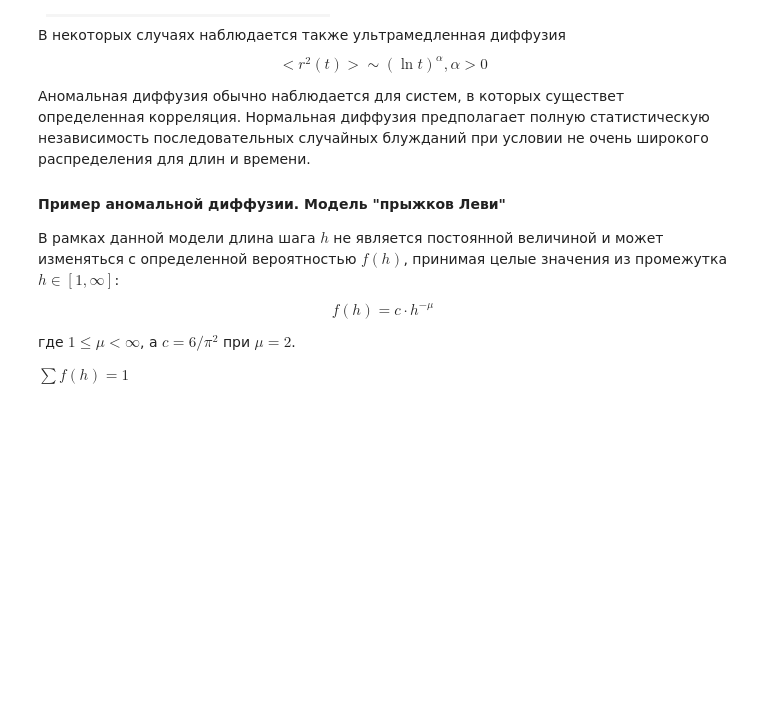
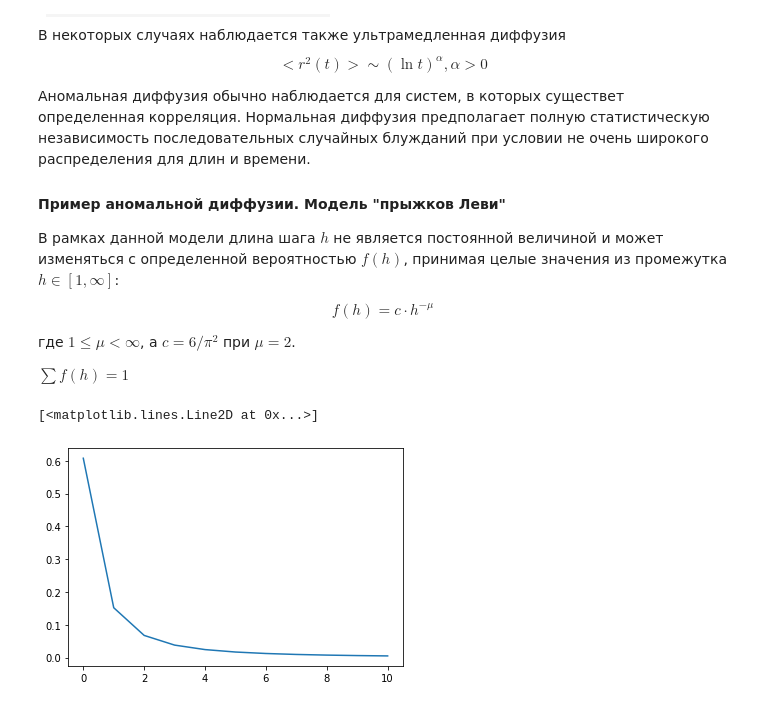
Before and after one commit to AlexLoner/Python_for_Science, a Jupyter notebook: Lecture_7/7_Lec_Diffusion.ipynb, the cells around one changed output. Cells and saved outputs as stored; diff of their text form; code cells hidden in the pictures; blank space fills up the shorter version.

```diff
--- a/Lecture_7/7_Lec_Diffusion.ipynb
+++ b/Lecture_7/7_Lec_Diffusion.ipynb
@@ -36,3 +98,12 @@ $$f(h) = c \cdot h^{-\mu}$$
 где $1 \leq \mu < \infty $, a $c = 6 / \pi^2$ при  $\mu = 2$.
 
 $\sum f(h) = 1$
+# %%
+distribution = lambda x: 6 / (np.pi *x) ** 2
+# %%
+x = np.arange(1, 12)
+# %%
+plt.plot(distribution(x))
+# %% [output]
+[<matplotlib.lines.Line2D at 0x...>]
+[figure, added]
```
Also changed, not shown: parts of 14 cells of this notebook.
